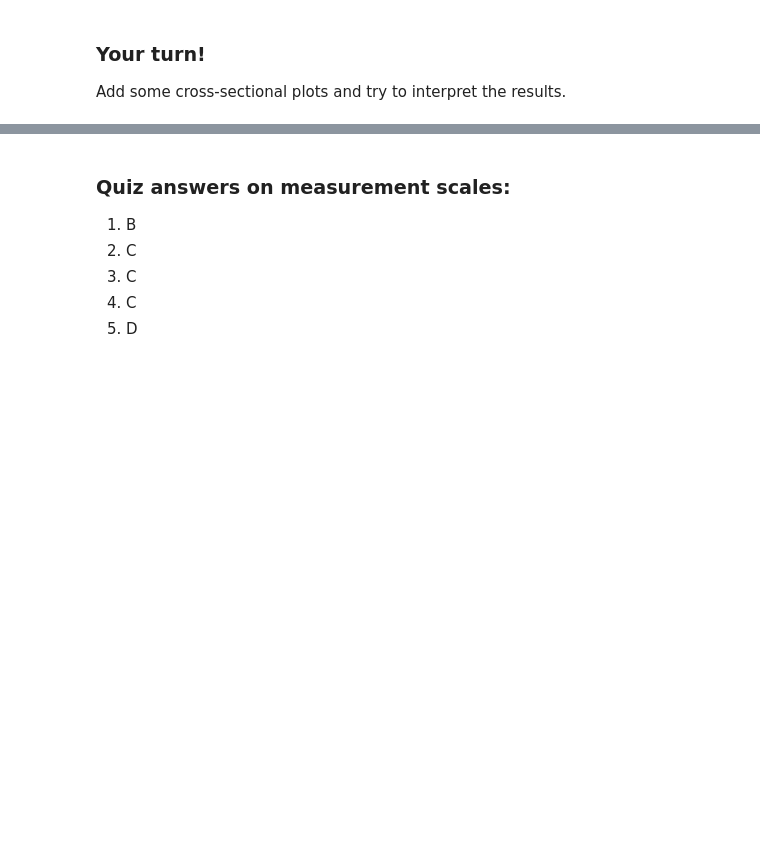
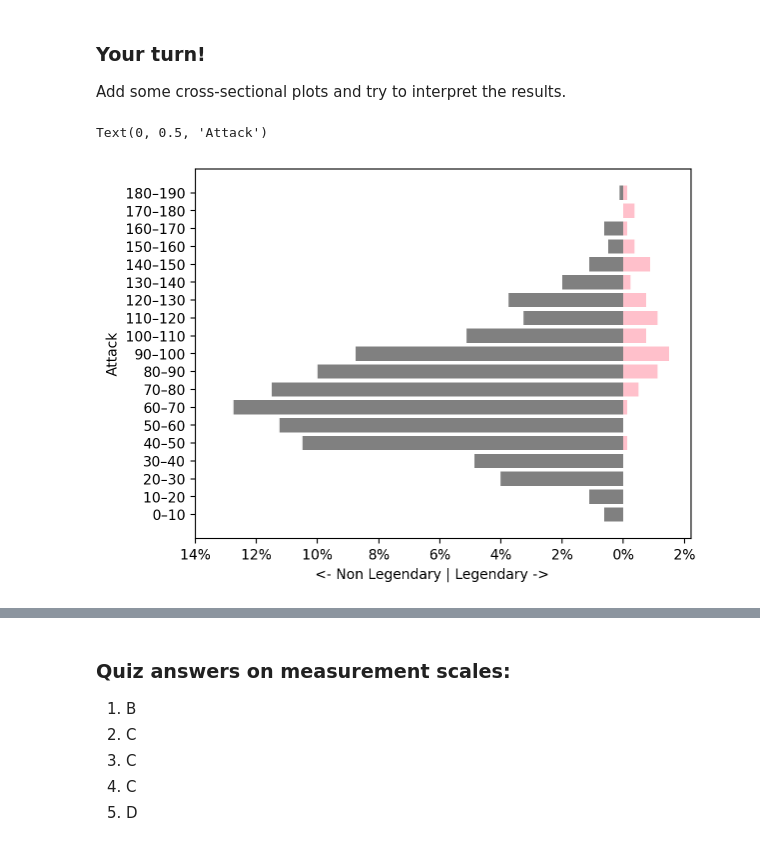
Before and after one commit to mariadop/Descriptive_Statistics_2025, a Jupyter notebook: Exercise_8_new.ipynb, the cells around one changed output, grey strips where cells are left out. Cells and saved outputs as stored; diff of their text form; code cells hidden in the pictures; blank space fills up the shorter version.

```diff
--- a/Exercise_8_new.ipynb
+++ b/Exercise_8_new.ipynb
@@ -1043,3 +1039,34 @@ print(tabulate(grouped_summary, headers='keys', tablefmt='github'))  #summary in
 Add some cross-sectional plots and try to interpret the results.
 # %%
 # your plots and comments here
+bins = range(0, df_pokemon['Attack'].max()+1, 10)
+
+df_pokemon['Attack_bin'] = pd.cut(df_pokemon['Attack'], bins=bins)
+# num_legendary = df_pokemon['Legendary'].sum()
+# num_non_legendary =  (df_pokemon['Legendary'] == False).sum()
+legendaryCounts=df_pokemon[df_pokemon['Legendary']==True].groupby('Attack_bin').size()
+nonLegendaryCounts=df_pokemon[df_pokemon['Legendary']==False].groupby('Attack_bin').size()
+
+legendaryPercentage = round((legendaryCounts / len(df_pokemon)) * 100, 2)
+nonLegendaryPercentage = round((nonLegendaryCounts / len(df_pokemon)) * 100, 2)
+
+all_bins = df_pokemon['Attack_bin'].cat.categories
+y = np.arange(len(all_bins))
+# %%
+# graph shows the percentage of pokemons in each attack range
+plt.barh(y,legendaryPercentage, height=0.8, color='pink')
+plt.barh(y, -nonLegendaryPercentage, height=0.8, color='gray')
+
+plt.yticks(y, [f'{int(interval.left)}–{int(interval.right)}' for interval in all_bins])
+ticks = plt.xticks()[0][0:-1]
+plt.xticks(ticks,[f'{(int)(np.abs(x))}%' for x in ticks])
+plt.xlabel("<- Non Legendary | Legendary ->     ")
+plt.ylabel("Attack")
+
+### comments:
+# all pokemons with attack in range (170-180) are legendary and all pokemons with attack range (0, 40) and (50,60) are non legendary
+# in range (140-190) ratio of non legendary and legendary pokemons is similar
+# the highes chance of pokemon being legendary is in intervales : (140 - 160) and (180-190) -> about 50%, and (170-180) -> 100%
+# %% [output]
+Text(0, 0.5, 'Attack')
+[figure, added]
```
Also changed, not shown: parts of 9 cells of this notebook, 1 other file.
